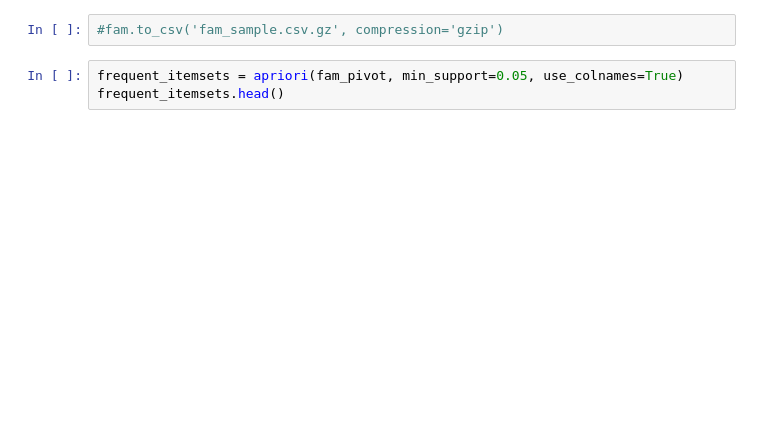
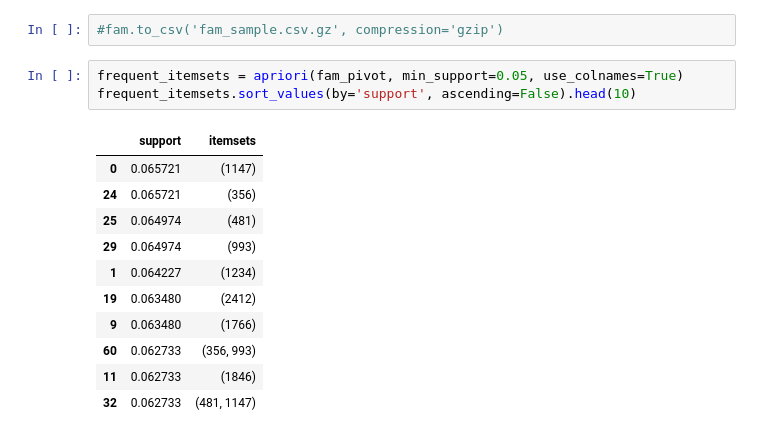
Before and after one commit to fredericojpr/BC5_Demand_Forecast, a Jupyter notebook: script/BC5_nbFred.ipynb, the cells around one changed output. Cells and saved outputs as stored; diff of their text form; blank space fills up the shorter version.

```diff
--- a/script/BC5_nbFred.ipynb
+++ b/script/BC5_nbFred.ipynb
@@ -141,7 +205,19 @@ fam_pivot
 #fam.to_csv('fam_sample.csv.gz', compression='gzip')
 # %%
 frequent_itemsets = apriori(fam_pivot, min_support=0.05, use_colnames=True)
-frequent_itemsets.head()
+frequent_itemsets.sort_values(by='support', ascending=False).head(10)
+# %% [output]
+|  | support | itemsets |
+| 0 | 0.065721 | (1147) |
+| 24 | 0.065721 | (356) |
+| 25 | 0.064974 | (481) |
+| 29 | 0.064974 | (993) |
+| 1 | 0.064227 | (1234) |
+| 19 | 0.063480 | (2412) |
+| 9 | 0.063480 | (1766) |
+| 60 | 0.062733 | (356, 993) |
+| 11 | 0.062733 | (1846) |
+| 32 | 0.062733 | (481, 1147) |
 # %%
 # Generate the association rules - by confidence
 rulesConfidence = association_rules(frequent_itemsets, metric="confidence", min_threshold=0.50)
```
Also changed, not shown: parts of 10 cells of this notebook.
